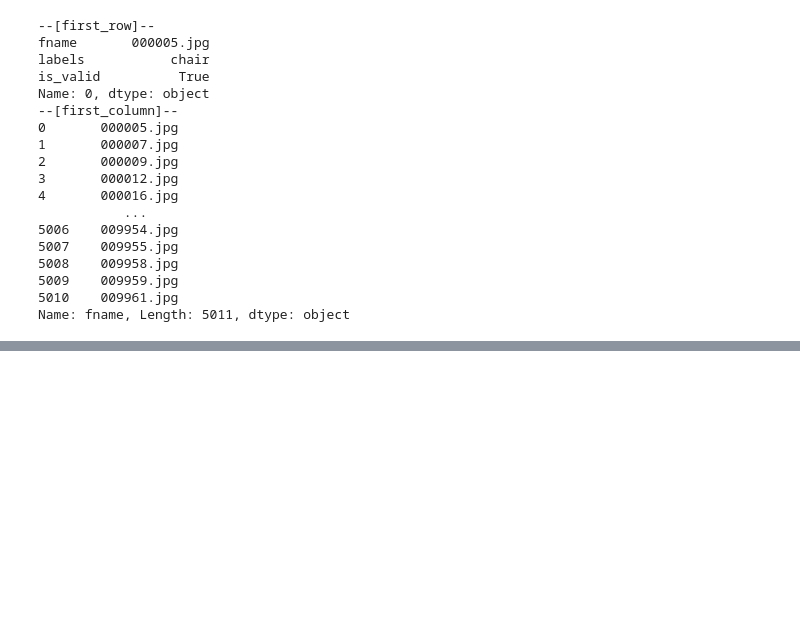
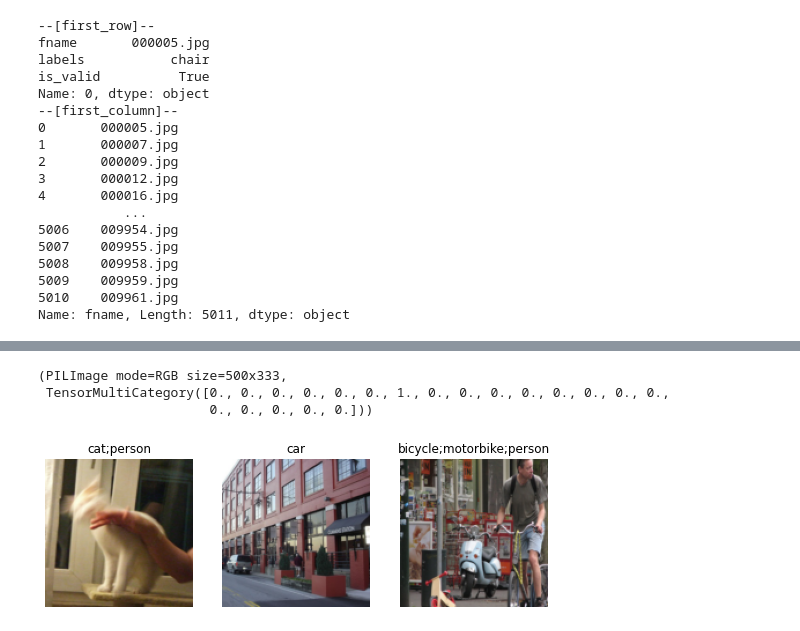
Before and after one commit to miketon/JupyterJeep, a Jupyter notebook: fast-ai-chapter06-other-computer-vision-problems.ipynb, the cells around one changed output, grey strips where cells are left out. Drawn from its saved outputs; the diff is of its cells as text; code cells hidden in the pictures; blank space fills up the shorter version.

```diff
--- a/fast-ai-chapter06-other-computer-vision-problems.ipynb
+++ b/fast-ai-chapter06-other-computer-vision-problems.ipynb
@@ -193,0 +206,37 @@ AttributeError: 'CategoryMap' object has no attribute 'len'
+# %%
+def splitter(dataformat):
+    train = dataformat.index[~dataformat['is_valid']].tolist()
+    valid = dataformat.index[dataformat['is_valid']].tolist()
+    return train, valid
+
+dblock = DataBlock(
+    blocks = (ImageBlock, MultiCategoryBlock), # type:ignore
+    # do the split manually
+    splitter = splitter,
+    get_x = get_image_path,
+    get_y = get_labels
+)
+
+dsets = dblock.datasets(df)
+dsets.train[0]
+# %% [output]
+(PILImage mode=RGB size=500x333,
+ TensorMultiCategory([0., 0., 0., 0., 0., 0., 1., 0., 0., 0., 0., 0., 0., 0., 0.,
+                      0., 0., 0., 0., 0.]))
+# %%
+from fastai.vision.augment import RandomResizedCrop
+
+dblock = DataBlock(
+    blocks = (ImageBlock, MultiCategoryBlock), # type:ignore
+    splitter = splitter,
+    get_x = get_image_path,
+    get_y = get_labels,
+    # ensure every image is the same size
+    item_tfms = RandomResizedCrop(128, min_scale=0.35) # type:ignore
+)
+# %%
+dls = dblock.dataloaders(df)
+# TODO : If anything goes wrong use "summary" method from previous lesson : HOW?
+dls.show_batch(nrows=1, ncols=3)
+# %% [output]
+[figure, added]
```
Also changed, not shown: parts of 9 cells of this notebook.
